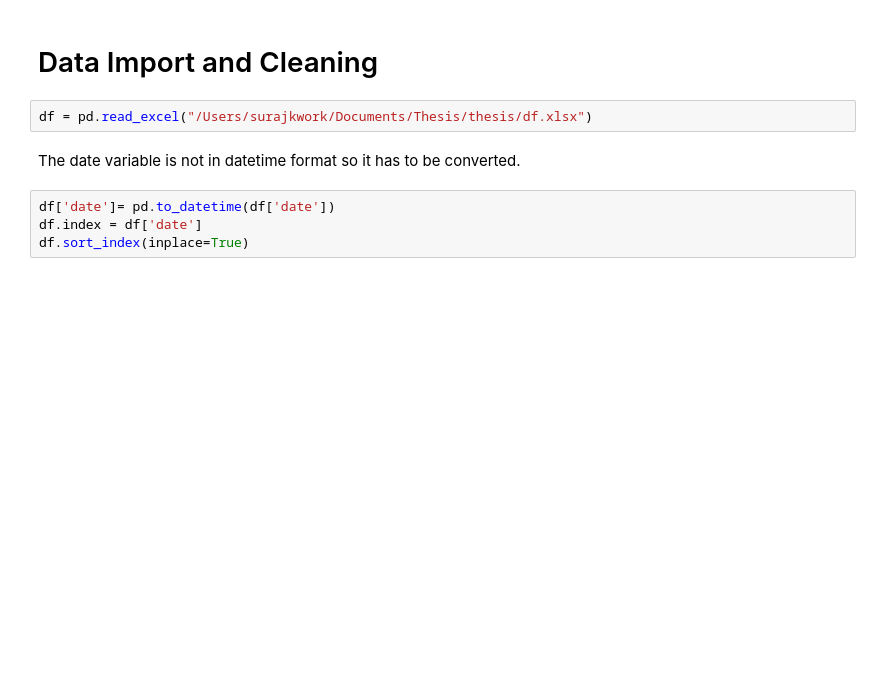
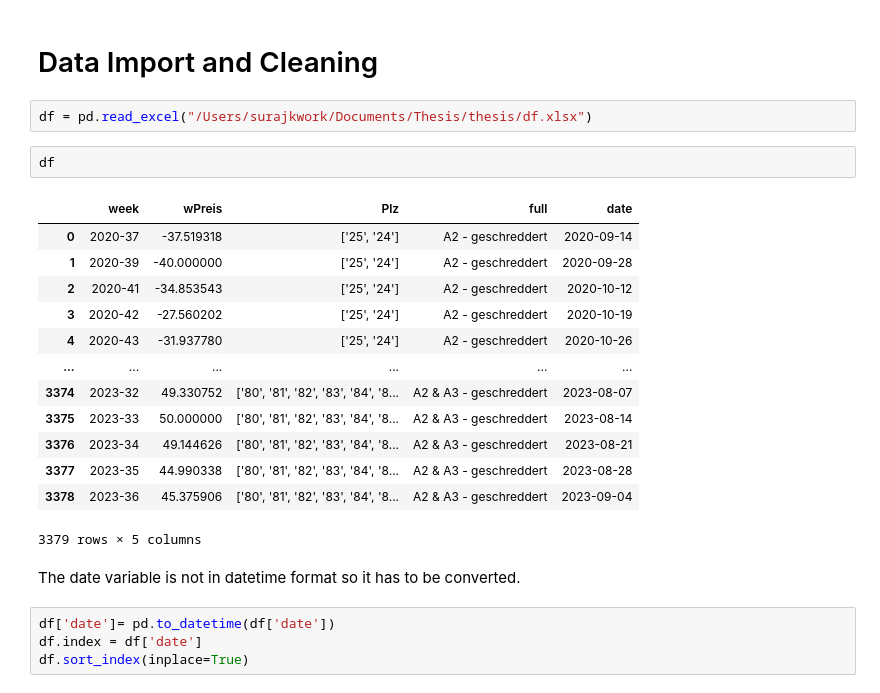
Before and after one commit to surajkarak/thesis, a Jupyter notebook: 1. ARIMA.ipynb, the cells around one changed output. Saved outputs shown, nothing was run; the diff lists cells and outputs as text; blank space fills up the shorter version.

```diff
--- a/1. ARIMA.ipynb
+++ b/1. ARIMA.ipynb
@@ -19,6 +19,22 @@ from statsmodels.tsa.arima.model import ARIMA
 # Data Import and Cleaning
 # %%
 df = pd.read_excel("/Users/surajkwork/Documents/Thesis/thesis/df.xlsx")
+# %%
+df
+# %% [output]
+|  | week | wPreis | Plz | full | date |
+| 0 | 2020-37 | -37.519318 | ['25', '24'] | A2 - geschreddert | 2020-09-14 |
+| 1 | 2020-39 | -40.000000 | ['25', '24'] | A2 - geschreddert | 2020-09-28 |
+| 2 | 2020-41 | -34.853543 | ['25', '24'] | A2 - geschreddert | 2020-10-12 |
+| 3 | 2020-42 | -27.560202 | ['25', '24'] | A2 - geschreddert | 2020-10-19 |
+| 4 | 2020-43 | -31.937780 | ['25', '24'] | A2 - geschreddert | 2020-10-26 |
+| ... | ... | ... | ... | ... | ... |
+| 3374 | 2023-32 | 49.330752 | ['80', '81', '82', '83', '84', '8... | A2 & A3 - geschreddert | 2023-08-07 |
+| 3375 | 2023-33 | 50.000000 | ['80', '81', '82', '83', '84', '8... | A2 & A3 - geschreddert | 2023-08-14 |
+| 3376 | 2023-34 | 49.144626 | ['80', '81', '82', '83', '84', '8... | A2 & A3 - geschreddert | 2023-08-21 |
+| 3377 | 2023-35 | 44.990338 | ['80', '81', '82', '83', '84', '8... | A2 & A3 - geschreddert | 2023-08-28 |
+| 3378 | 2023-36 | 45.375906 | ['80', '81', '82', '83', '84', '8... | A2 & A3 - geschreddert | 2023-09-04 |
+3379 rows × 5 columns
 # %% [markdown]
 The date variable is not in datetime format so it has to be converted.
 # %%
```
Also changed, not shown: 3 other files.
